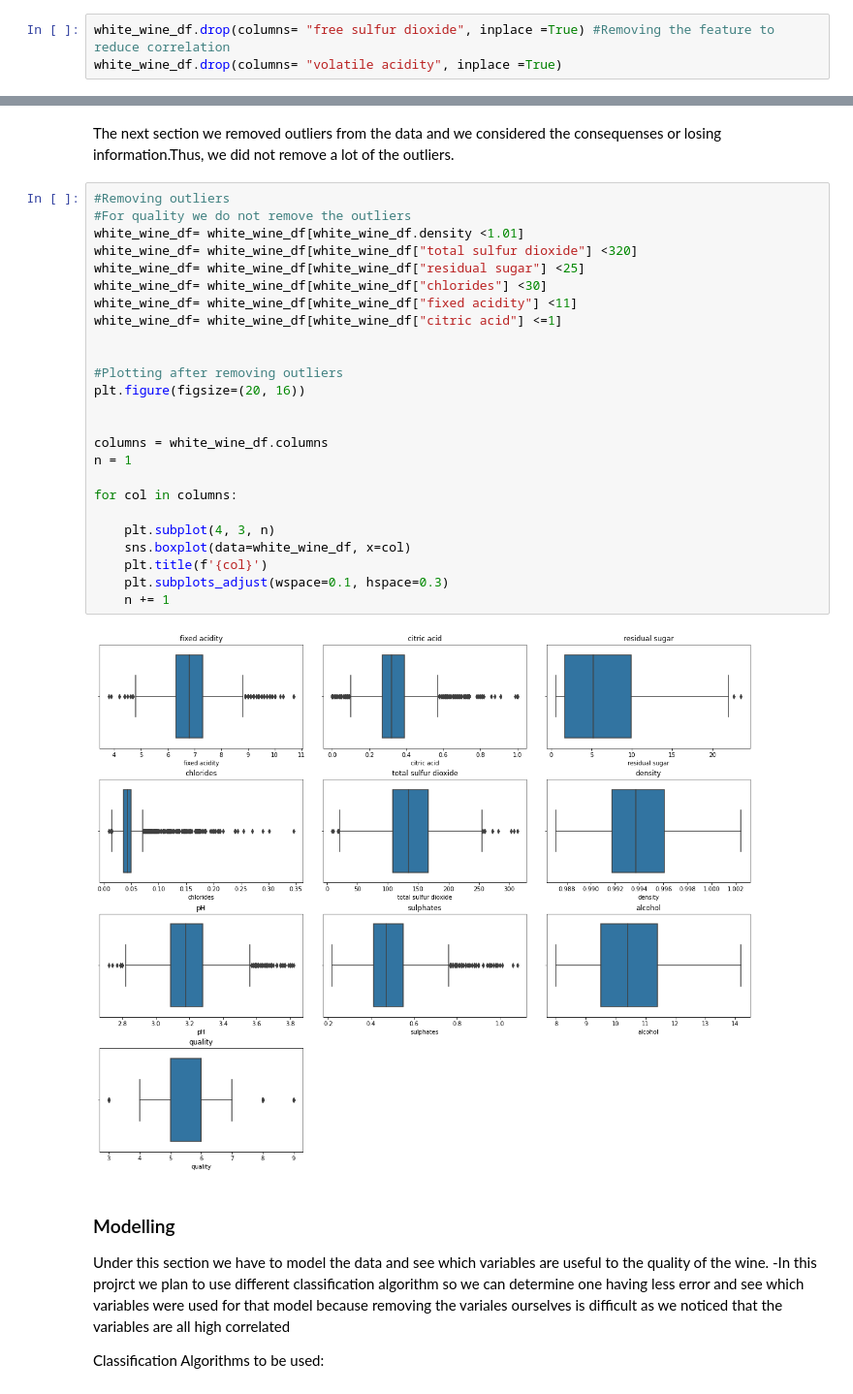
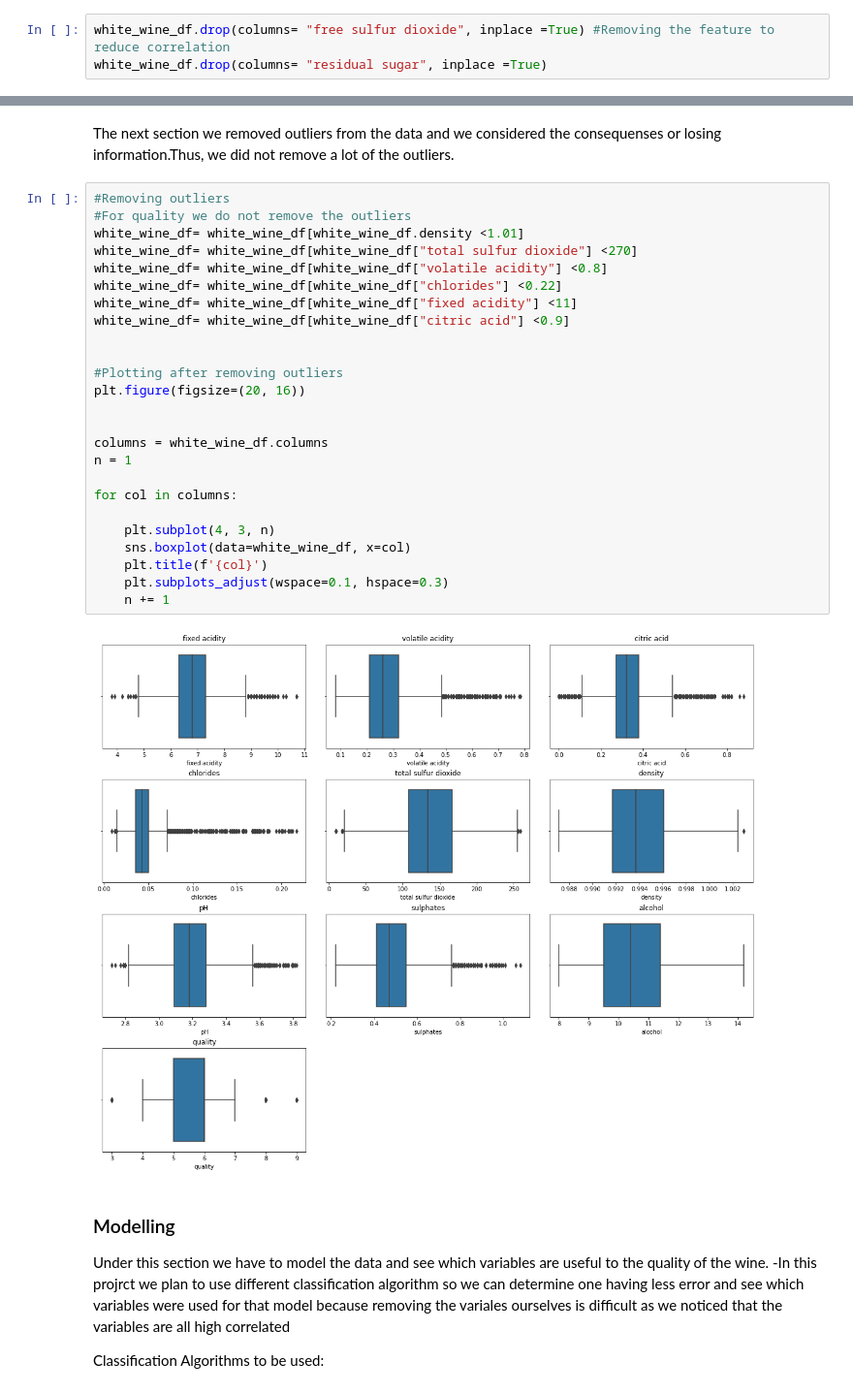
Before and after one commit to FeziweMelvin/Wine-Quality, a Jupyter notebook: whitewine.ipynb, the cells around one changed output, grey strips where cells are left out. Shown at 97% size. Drawn from its saved outputs; the diff is of its cells as text.

```diff
--- a/whitewine.ipynb
+++ b/whitewine.ipynb
@@ -198,5 +203,5 @@ VIF
 - From the descriptive statistics obtained previosly, we saw that an average for Volatile Acidity $= 0.278241$. In quantities of 0.2 to 0.4 g/L, volatile acidity does not affect a wine's quality. At higher levels, however, Volatile Acid can give wine a sharp, vinegary tactile sensation, which is caused by acetic acid. The feature will be removed as it does not have an effect on wine's quality.
 # %%
 white_wine_df.drop(columns= "free sulfur dioxide", inplace =True) #Removing the feature to reduce correlation
-white_wine_df.drop(columns= "volatile acidity", inplace =True)
+white_wine_df.drop(columns= "residual sugar", inplace =True)
 # %% [markdown]
@@ -278,30 +283,30 @@ The next section we removed outliers from the data and we considered the consequ
 # %%
 #Removing outliers
 #For quality we do not remove the outliers
 white_wine_df= white_wine_df[white_wine_df.density <1.01]
-white_wine_df= white_wine_df[white_wine_df["total sulfur dioxide"] <320]
-white_wine_df= white_wine_df[white_wine_df["residual sugar"] <25]
-white_wine_df= white_wine_df[white_wine_df["chlorides"] <30]
+white_wine_df= white_wine_df[white_wine_df["total sulfur dioxide"] <270]
+white_wine_df= white_wine_df[white_wine_df["volatile acidity"] <0.8]
+white_wine_df= white_wine_df[white_wine_df["chlorides"] <0.22]
 white_wine_df= white_wine_df[white_wine_df["fixed acidity"] <11]
-white_wine_df= white_wine_df[white_wine_df["citric acid"] <=1]
+white_wine_df= white_wine_df[white_wine_df["citric acid"] <0.9]
 
 
 #Plotting after removing outliers
 plt.figure(figsize=(20, 16))
 
 
 columns = white_wine_df.columns
 n = 1
 
 for col in columns:
 
     plt.subplot(4, 3, n)
     sns.boxplot(data=white_wine_df, x=col)
     plt.title(f'{col}')
     plt.subplots_adjust(wspace=0.1, hspace=0.3)
     n += 1
 # %% [output]
-[figure, old version]
+[figure, new version]
 # %% [markdown]
 ### Modelling
 
```
Also changed, not shown: parts of 15 cells of this notebook.
